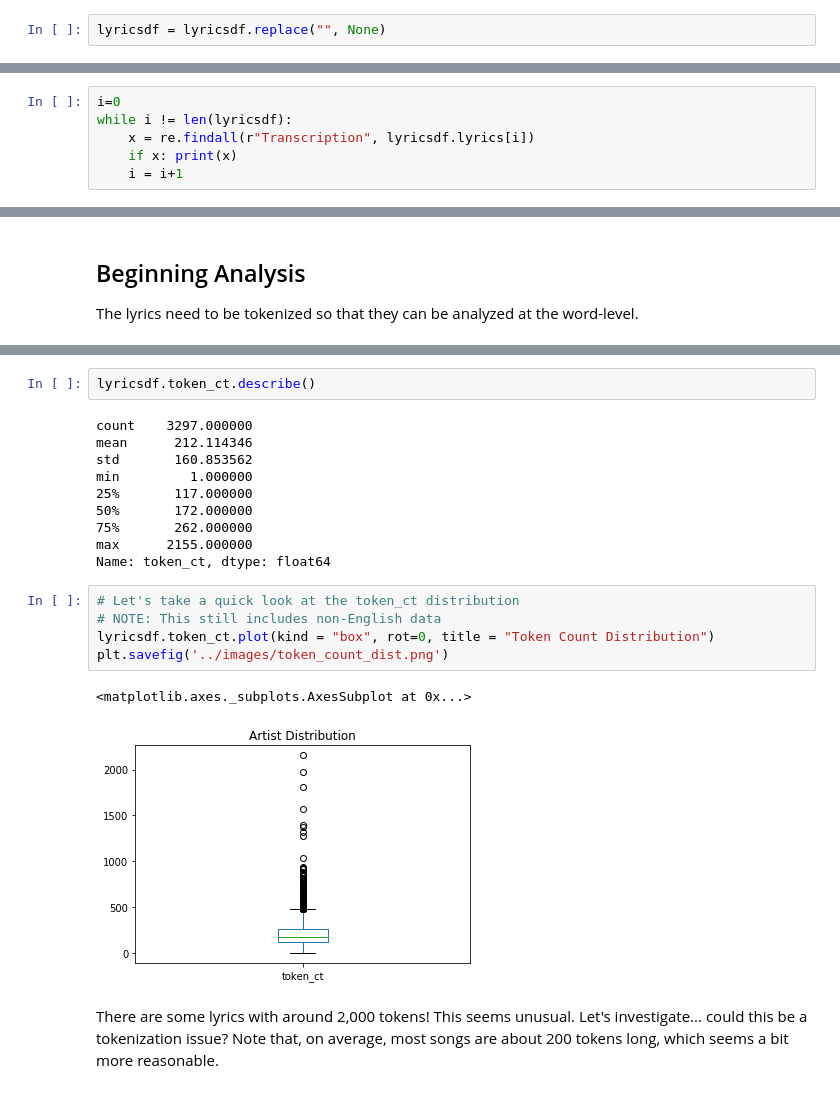
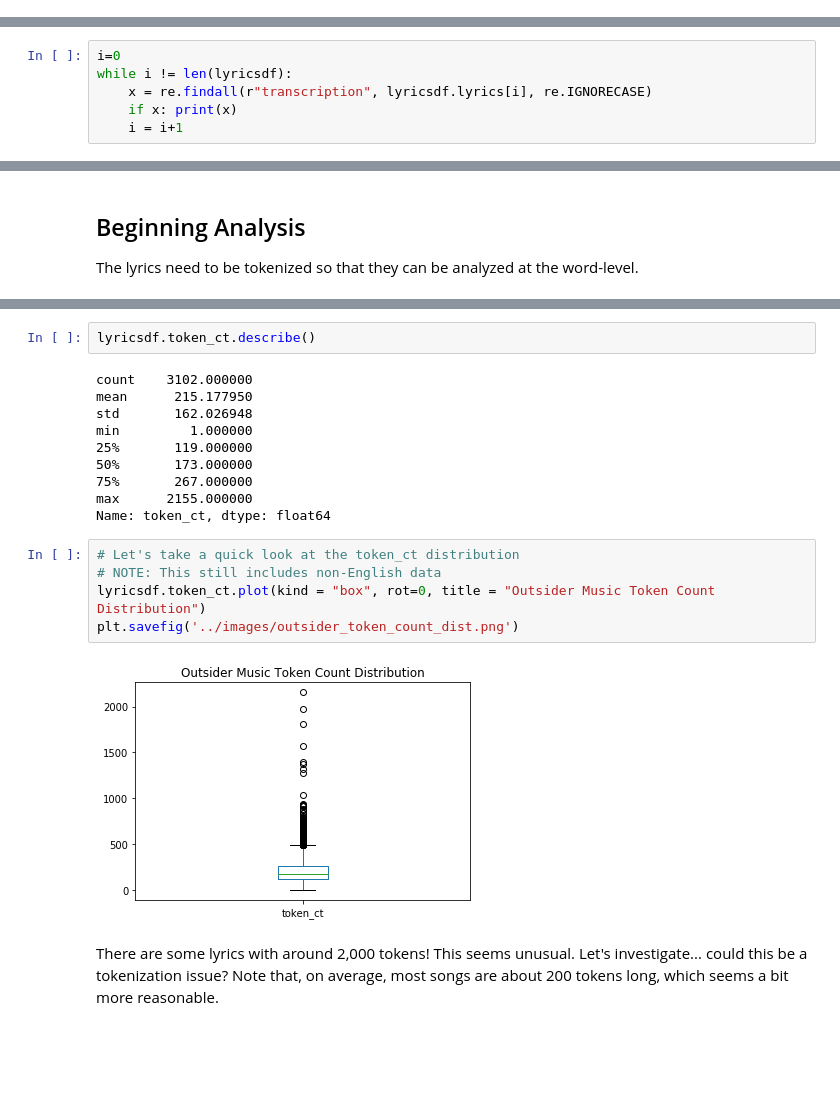
Before and after one commit to Data-Science-for-Linguists-2022/Outsider-Music-Linguistic-Analysis, a Jupyter notebook: scripts_&_analysis/3_data_cleaning_and_exploration.ipynb, the cells around one changed output, grey strips where cells are left out. Saved outputs shown, nothing was run; the diff lists cells and outputs as text; blank space fills up the shorter version.

```diff
--- a/scripts_&_analysis/3_data_cleaning_and_exploration.ipynb
+++ b/scripts_&_analysis/3_data_cleaning_and_exploration.ipynb
@@ -137,2 +134,0 @@ Let's get rid of those 202 empty strings and replace with null vlaues.
-# %%
-lyricsdf = lyricsdf.replace("", None)
@@ -466,7 +452,7 @@ From earlier, I remember seeing "Transcription in progress ..." lyric entries.
 # %%
 i=0
 while i != len(lyricsdf):
-    x = re.findall(r"Transcription", lyricsdf.lyrics[i])
+    x = re.findall(r"transcription", lyricsdf.lyrics[i], re.IGNORECASE)
     if x: print(x)
     i = i+1
 # %% [output]
@@ -736,23 +751,22 @@ lyricsdf.head()
 # %%
 lyricsdf.token_ct.describe()
 # %% [output]
-count    3297.000000
-mean      212.114346
-std       160.853562
+count    3102.000000
+mean      215.177950
+std       162.026948
 min         1.000000
-25%       117.000000
-50%       172.000000
-75%       262.000000
+25%       119.000000
+50%       173.000000
+75%       267.000000
 max      2155.000000
 Name: token_ct, dtype: float64
 # %%
 # Let's take a quick look at the token_ct distribution
 # NOTE: This still includes non-English data
-lyricsdf.token_ct.plot(kind = "box", rot=0, title = "Token Count Distribution")
-plt.savefig('../images/token_count_dist.png')
+lyricsdf.token_ct.plot(kind = "box", rot=0, title = "Outsider Music Token Count Distribution")
+plt.savefig('../images/outsider_token_count_dist.png')
 # %% [output]
-<matplotlib.axes._subplots.AxesSubplot at 0x...>
-[figure, old version]
+[figure, new version]
 # %% [markdown]
 There are some lyrics with around 2,000 tokens!  This seems unusual.  Let's investigate... could this be a tokenization issue?  Note that, on average, most songs are about 200 tokens long, which seems a bit more reasonable.
 # %%
```
Also changed, not shown: parts of 83 cells of this notebook, 6 other files.
